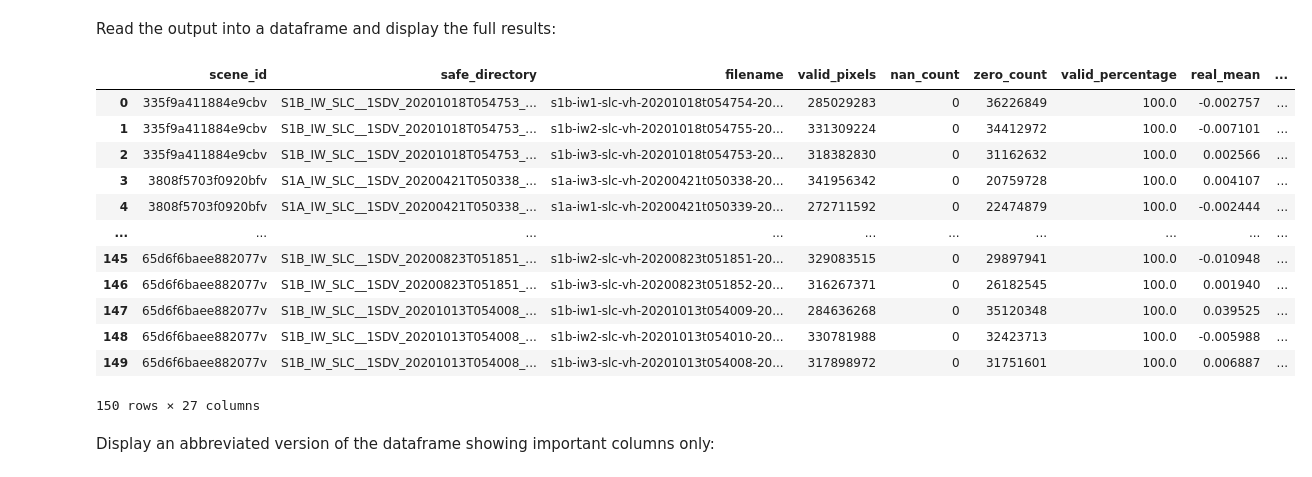
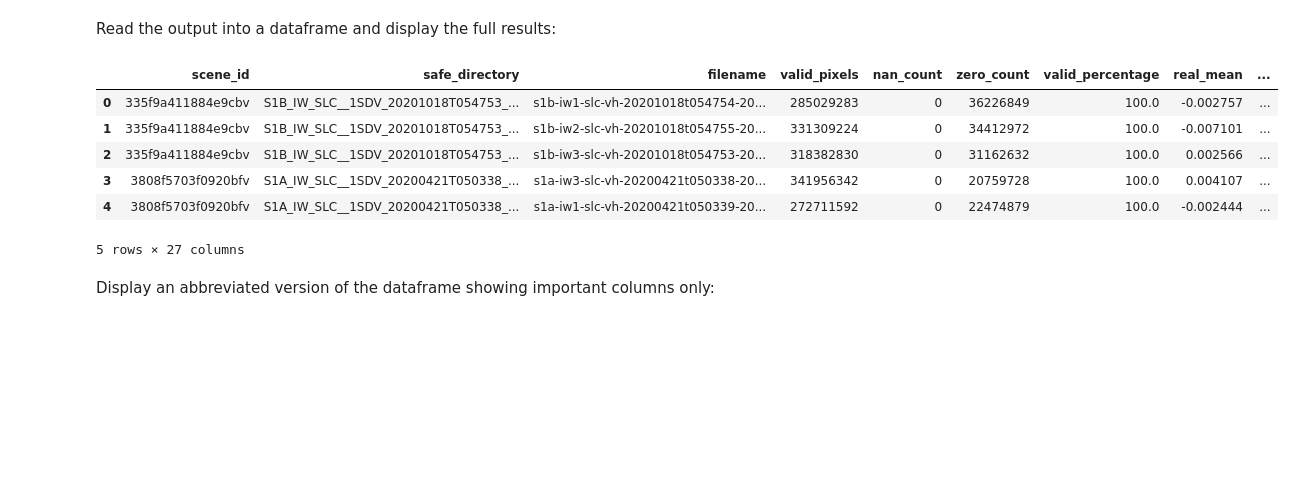
Before and after one commit to pmillitz/SARship-detect, a Jupyter notebook: working/SARFish_Project.ipynb, the cells around one changed output. Drawn from its saved outputs; the diff is of its cells as text; code cells hidden in the pictures; blank space fills up the shorter version.

```diff
--- a/working/SARFish_Project.ipynb
+++ b/working/SARFish_Project.ipynb
@@ -89,23 +89,17 @@ Compute summary statistics for each SLC VH-polarisation image (3 images per swat
 # %% [markdown]
 Read the output into a dataframe and display the full results:
 # %%
-# Load the slc-vh stats tabulation (updated with scene_id) into a dataframe and display it
+# Load the slc-vh stats tabulation  into a dataframe and display it
 df_slc_vh_stats_mod = pd.read_csv('slc-vh_stats_mod.csv')
-df_slc_vh_stats_mod
+df_slc_vh_stats_mod.head()
 # %% [output]
 |  | scene_id | safe_directory | filename | valid_pixels | nan_count | zero_count | valid_percentage | real_mean | ... |
 | 0 | 335f9a411884e9cbv | S1B_IW_SLC__1SDV_20201018T054753_... | s1b-iw1-slc-vh-20201018t054754-20... | 285029283 | 0 | 36226849 | 100.0 | -0.002757 | ... |
 | 1 | 335f9a411884e9cbv | S1B_IW_SLC__1SDV_20201018T054753_... | s1b-iw2-slc-vh-20201018t054755-20... | 331309224 | 0 | 34412972 | 100.0 | -0.007101 | ... |
 | 2 | 335f9a411884e9cbv | S1B_IW_SLC__1SDV_20201018T054753_... | s1b-iw3-slc-vh-20201018t054753-20... | 318382830 | 0 | 31162632 | 100.0 | 0.002566 | ... |
 | 3 | 3808f5703f0920bfv | S1A_IW_SLC__1SDV_20200421T050338_... | s1a-iw3-slc-vh-20200421t050338-20... | 341956342 | 0 | 20759728 | 100.0 | 0.004107 | ... |
 | 4 | 3808f5703f0920bfv | S1A_IW_SLC__1SDV_20200421T050338_... | s1a-iw1-slc-vh-20200421t050339-20... | 272711592 | 0 | 22474879 | 100.0 | -0.002444 | ... |
-| ... | ... | ... | ... | ... | ... | ... | ... | ... | ... |
-| 145 | 65d6f6baee882077v | S1B_IW_SLC__1SDV_20200823T051851_... | s1b-iw2-slc-vh-20200823t051851-20... | 329083515 | 0 | 29897941 | 100.0 | -0.010948 | ... |
-| 146 | 65d6f6baee882077v | S1B_IW_SLC__1SDV_20200823T051851_... | s1b-iw3-slc-vh-20200823t051852-20... | 316267371 | 0 | 26182545 | 100.0 | 0.001940 | ... |
-| 147 | 65d6f6baee882077v | S1B_IW_SLC__1SDV_20201013T054008_... | s1b-iw1-slc-vh-20201013t054009-20... | 284636268 | 0 | 35120348 | 100.0 | 0.039525 | ... |
-| 148 | 65d6f6baee882077v | S1B_IW_SLC__1SDV_20201013T054008_... | s1b-iw2-slc-vh-20201013t054010-20... | 330781988 | 0 | 32423713 | 100.0 | -0.005988 | ... |
-| 149 | 65d6f6baee882077v | S1B_IW_SLC__1SDV_20201013T054008_... | s1b-iw3-slc-vh-20201013t054008-20... | 317898972 | 0 | 31751601 | 100.0 | 0.006887 | ... |
-150 rows × 27 columns
+5 rows × 27 columns
 # %% [markdown]
 Display an abbreviated version of the dataframe showing important columns only:
 # %%
```
Also changed, not shown: parts of 22 cells of this notebook.
